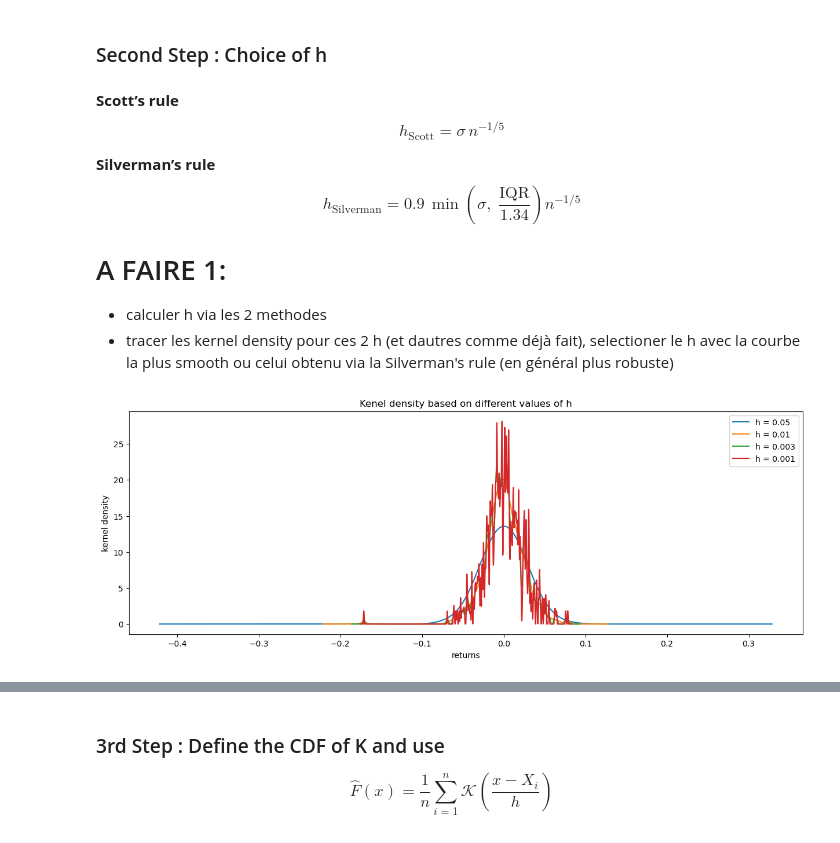
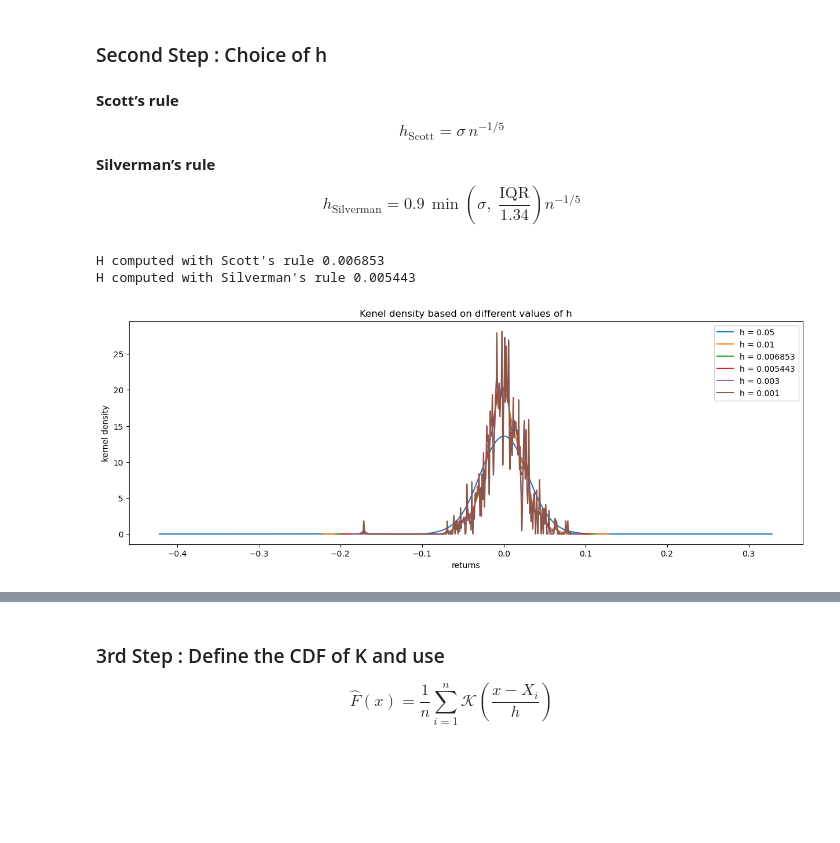
Before and after one commit to NatachaGsn/Market-risk---project, a Jupyter notebook: project.ipynb, the cells around one changed output, grey strips where cells are left out. Saved outputs shown, nothing was run; the diff lists cells and outputs as text; code cells hidden in the pictures; blank space fills up the shorter version.

```diff
--- a/project.ipynb
+++ b/project.ipynb
@@ -111,24 +111,33 @@ $$
 $$
 h_{\text{Silverman}} = 0.9\, \min\!\left(\sigma,\; \frac{\mathrm{IQR}}{1.34}\right) n^{-1/5}
 $$
-
-
-
-# A FAIRE 1:
-- calculer h via les 2 methodes
-- tracer les kernel density pour ces 2 h (et dautres comme déjà fait), selectioner le h avec la courbe la plus smooth ou celui obtenu via la Silverman's rule (en général plus robuste)
+# %%
+def ComputeHScott(tab_returns):
+    return np.std(tab_returns) * np.power(len(tab_returns), -1/5)
+
+def IQR(tab_returns):
+    return tab_returns.quantile(0.75) - tab_returns.quantile(0.25)
+
+def ComputeHSilverman(tab_returns):
+    return 0.9 * min(np.std(tab_returns), IQR(tab_returns)/1.34) * np.power(len(tab_returns), -1/5)
+
+print("H computed with Scott's rule", round(ComputeHScott(returns_2015_2016), 6))
+print("H computed with Silverman's rule", round(ComputeHSilverman(returns_2015_2016), 6))
+# %% [output]
+H computed with Scott's rule 0.006853
+H computed with Silverman's rule 0.005443
 # %%
-h_tab = [0.05, 0.01, 0.003, 0.001]
+h_tab = [0.05, 0.01, 0.006853, 0.005443, 0.003, 0.001]
 
 plt.figure(figsize=(15, 5))
 for h in h_tab:
     f_hat_tab, x_tab = estimate_f_hat(returns_2015_2016, h)
     plt.plot(x_tab, f_hat_tab, label = f"h = {h}")
 
 plt.xlabel("returns")
 plt.ylabel("kernel density")
 plt.title("Kenel density based on different values of h")
 plt.legend()
 plt.show()
 # %% [output]
-[figure, old version]
+[figure, new version]
```
Also changed, not shown: parts of 18 cells of this notebook, 1 other file.
